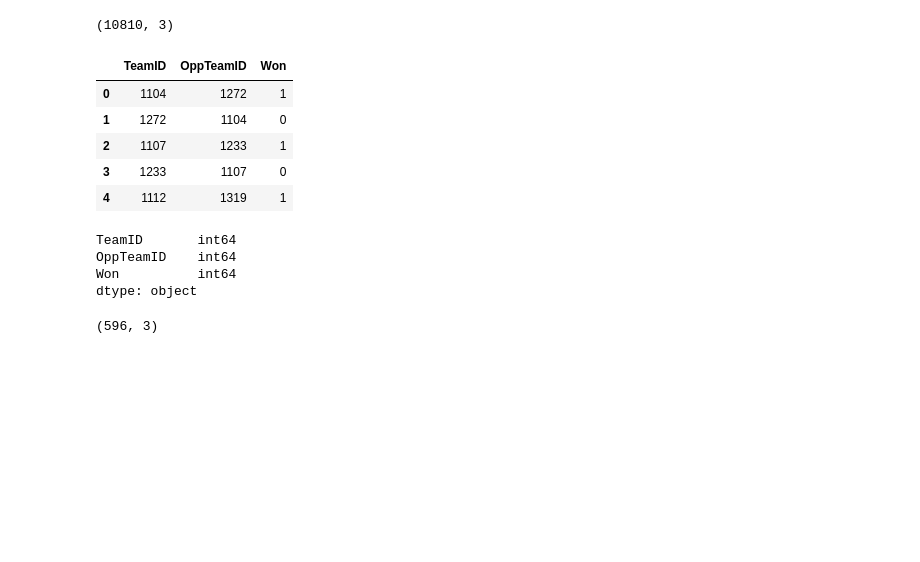
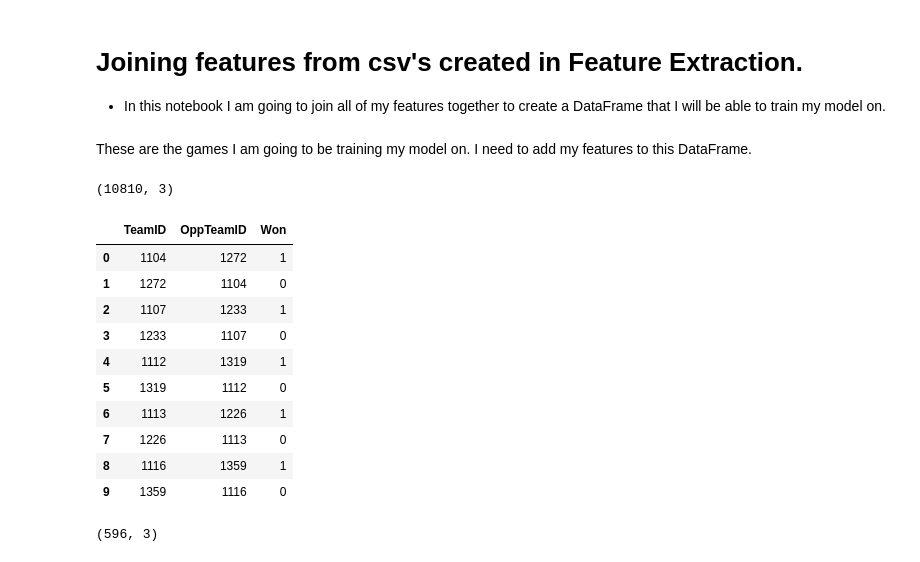
Before and after one commit to CBJohnson30/NCAA-Basketball-2018, a Jupyter notebook: joining_features.ipynb, the cells around one changed output. Saved outputs shown, nothing was run; the diff lists cells and outputs as text; code cells hidden in the pictures; blank space fills up the shorter version.

```diff
--- a/joining_features.ipynb
+++ b/joining_features.ipynb
@@ -1,26 +1,29 @@
+# %% [markdown]
+# Joining features from csv's created in Feature Extraction.
+- In this notebook I am going to join all of my features together to create a DataFrame that I will be able to train my model on.
 # %%
 import pandas as pd
 import numpy as np
 from functools import reduce
+# %% [markdown]
+These are the games I am going to be training my model on. I need to add my features to this DataFrame.
 # %%
 games_18_reg = pd.read_csv("./DataFiles_2018/games2018.csv")
 print(games_18_reg.shape)
-games_18_reg.head()
+games_18_reg.head(10)
 # %% [output]
 (10810, 3)
 |  | TeamID | OppTeamID | Won |
 | 0 | 1104 | 1272 | 1 |
 | 1 | 1272 | 1104 | 0 |
 | 2 | 1107 | 1233 | 1 |
 | 3 | 1233 | 1107 | 0 |
 | 4 | 1112 | 1319 | 1 |
+| 5 | 1319 | 1112 | 0 |
+| 6 | 1113 | 1226 | 1 |
+| 7 | 1226 | 1113 | 0 |
+| 8 | 1116 | 1359 | 1 |
+| 9 | 1359 | 1116 | 0 |
-# %%
-games_18_reg.dtypes
-# %% [output]
-TeamID       int64
-OppTeamID    int64
-Won          int64
-dtype: object
 # %%
 conf_games = pd.read_csv("./DataFiles_2018/conf_tourny_games.csv")
 print(conf_games.shape)
```
Also changed, not shown: parts of 12 cells of this notebook, 10 other files.
